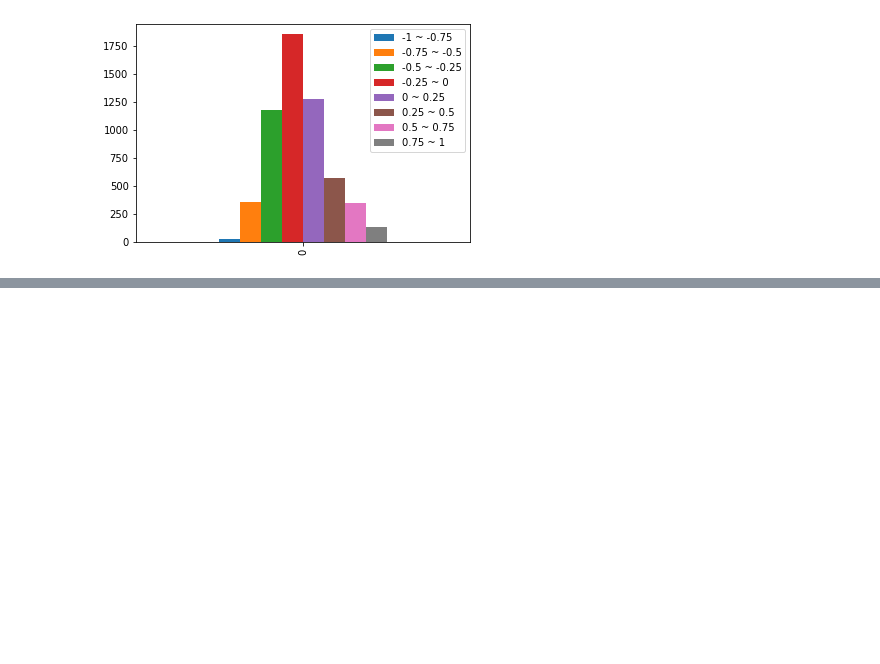
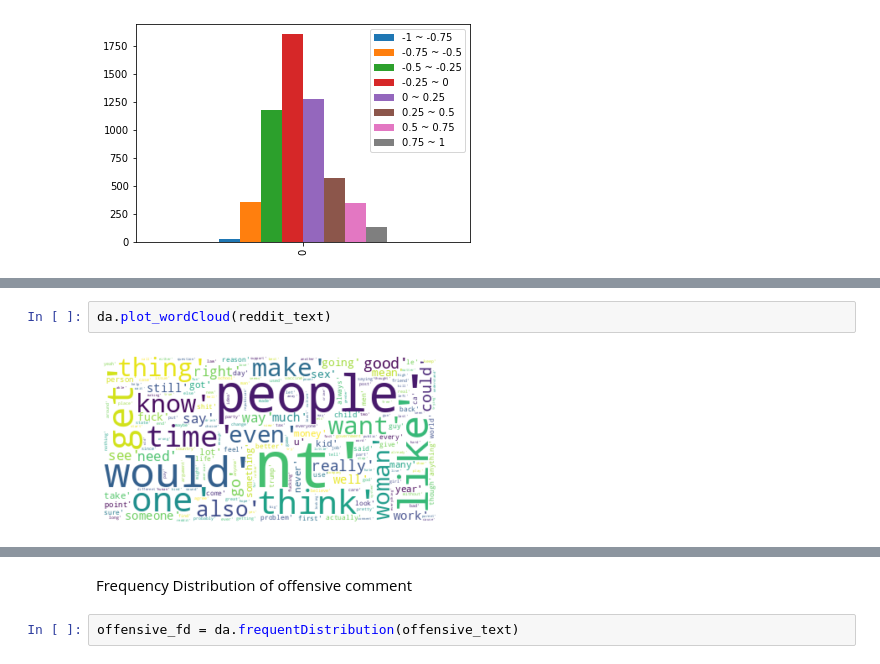
Before and after one commit to hayacon/cs_final_project, a Jupyter notebook: code/data_analysis.ipynb, the cells around one changed output, grey strips where cells are left out. Cells and saved outputs as stored; diff of their text form; blank space fills up the shorter version.

```diff
--- a/code/data_analysis.ipynb
+++ b/code/data_analysis.ipynb
@@ -58,0 +138,4 @@ distribution_df.plot(kind='bar')
+# %%
+da.plot_wordCloud(reddit_text)
+# %% [output]
+[figure, added]
@@ -58,0 +143,4 @@ distribution_df.plot(kind='bar')
+# %% [markdown]
+Frequency Distribution of offensive comment
+# %%
+offensive_fd = da.frequentDistribution(offensive_text)
```
Also changed, not shown: parts of 33 cells of this notebook, 2 other files.
